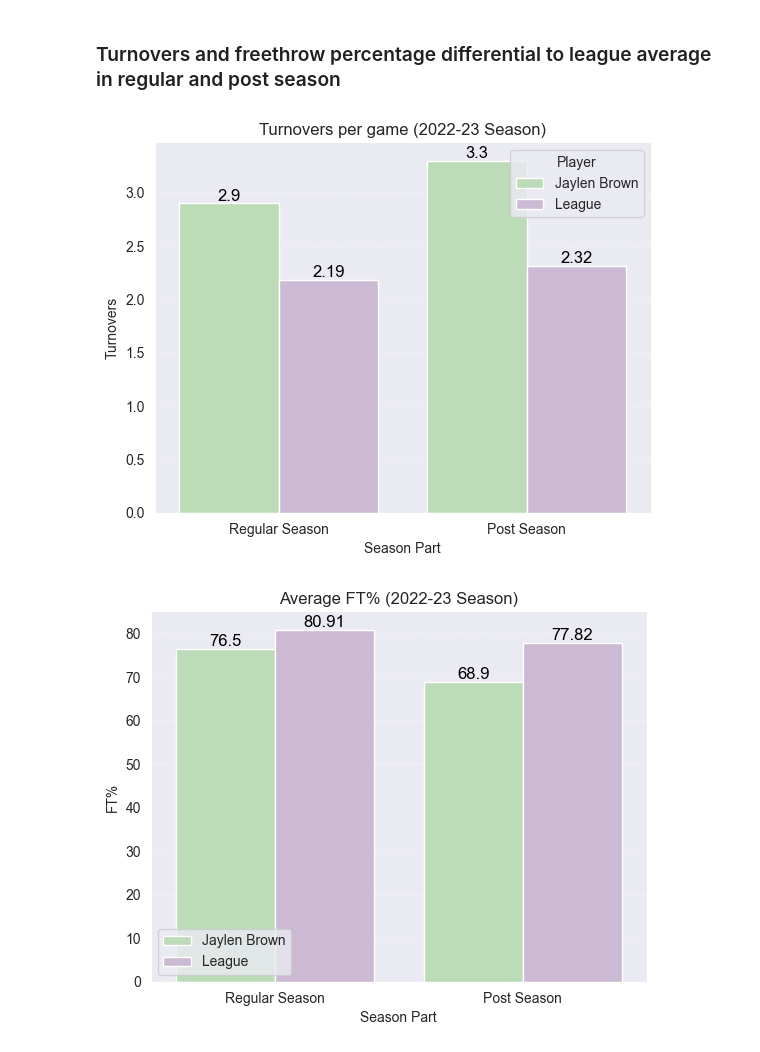
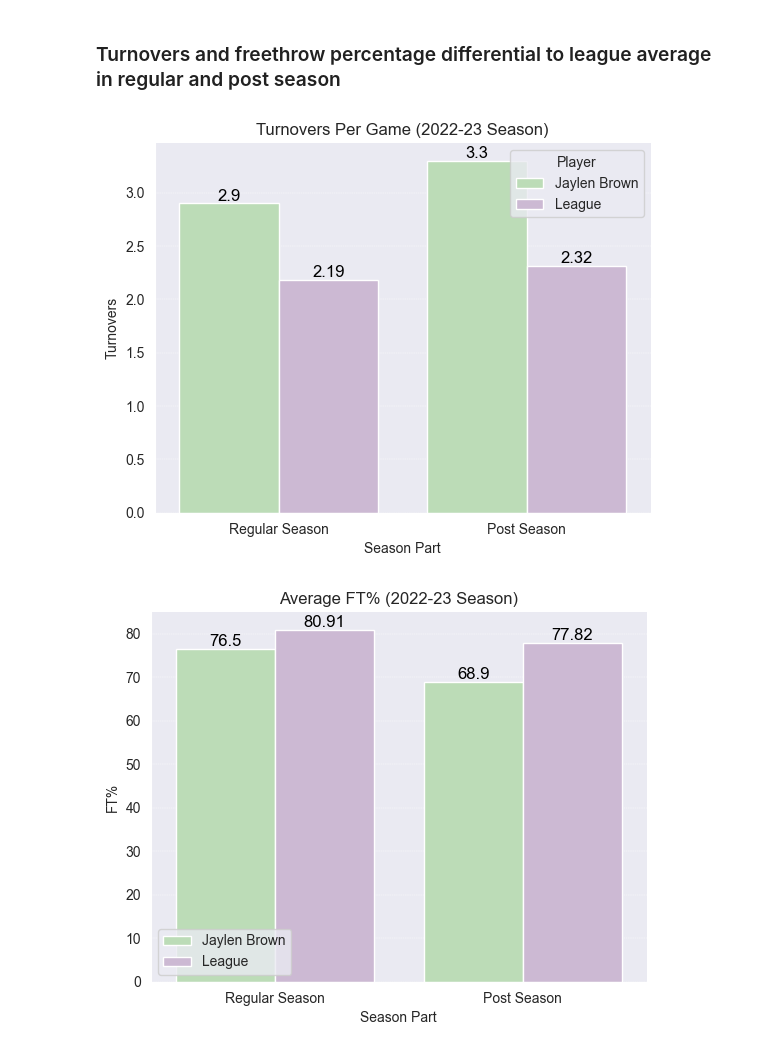
Before and after one commit to namhyk/jb-analysis, a Jupyter notebook: jaylen_brown.ipynb, the cells around one changed output. Saved outputs shown, nothing was run; the diff lists cells and outputs as text; code cells hidden in the pictures.

```diff
--- a/jaylen_brown.ipynb
+++ b/jaylen_brown.ipynb
@@ -271,29 +263,29 @@ df_adjusted_postseason = df_pergame_postseason[df_pergame_postseason['MP'] >= 30
 # %%
 league_tov_postseason = df_adjusted_postseason['TOV'].mean()
 league_tov_reg = df_adjusted['TOV'].mean()
 jb_tov_reg = df_jb.loc[df_jb['Season'] == '2022-23', 'TOV'].item()
 jb_tov_postseason = df_jb_postseason.loc[df_jb_postseason['Season'] == '2022-23', 'TOV'].item()
 
 data = {'Turnovers': [jb_tov_reg, jb_tov_postseason, league_tov_reg, league_tov_postseason],
         'Player': ['Jaylen Brown', 'Jaylen Brown', 'League', 'League'],
         'Season Part': ['Regular Season', 'Post Season', 'Regular Season', 'Post Season']}
 
 final_df = pd.DataFrame(data)
 
 ax = sns.barplot(x='Season Part', y='Turnovers', hue='Player', data=final_df, palette='PRGn_r')
 sns.despine()
 plt.grid(axis='y', linewidth = 0.3, linestyle='--')
-plt.title('Turnovers per game (2022-23 Season)')
+plt.title('Turnovers Per Game (2022-23 Season)')
 for bar in ax.patches:
   bar_value = bar.get_height()
   text = f'{round(bar_value, 2)}'
   text_x = bar.get_x() + bar.get_width() / 2
   text_y = bar.get_y() + bar_value
   ax.text(text_x, text_y, text, ha='center', va='bottom',
           size=12, color='black')
 plt.show()
 # %% [output]
-[figure, old version]
+[figure, new version]
 # %%
 league_ft_postseason = df_adjusted_postseason['FT%'].mean()
 league_ft_reg = df_adjusted['FT%'].mean()
```
Also changed, not shown: parts of 5 cells of this notebook.
